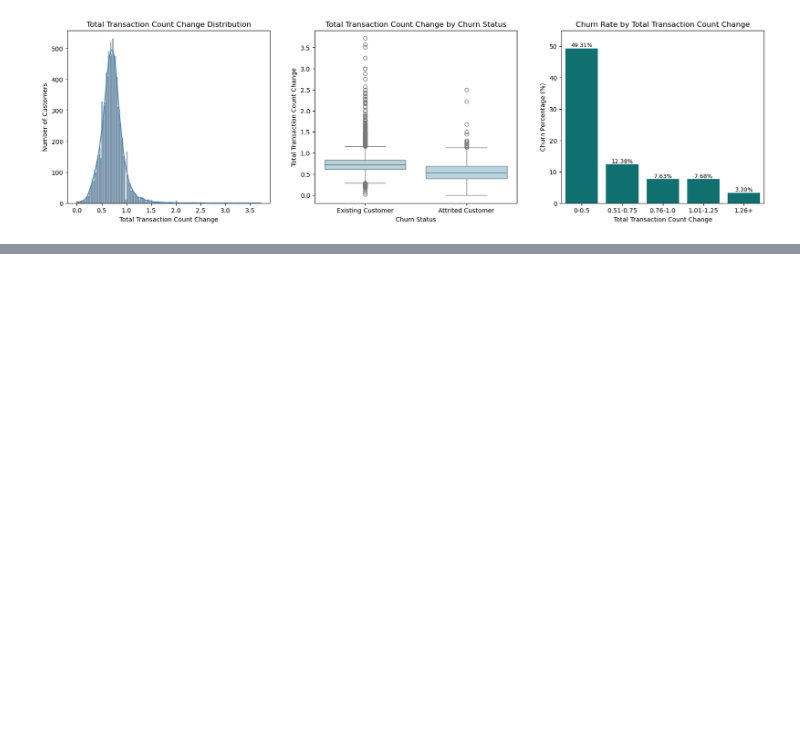
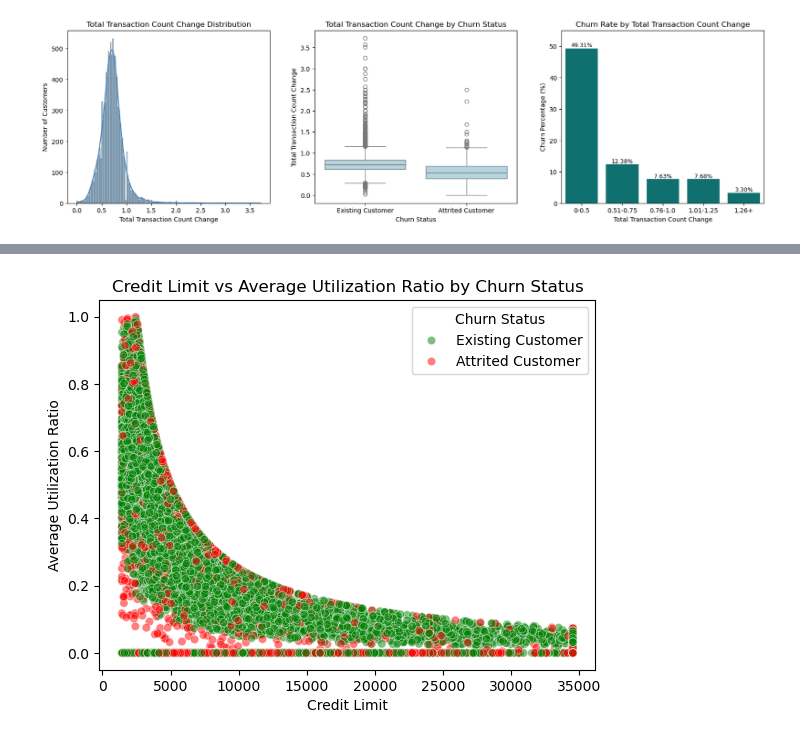
Before and after one commit to gianellarobles/Customer-Churn-Analytics-Predication, a Jupyter notebook: Customer_Churn_AP.ipynb, the cells around one changed output, grey strips where cells are left out. Saved outputs shown, nothing was run; the diff lists cells and outputs as text; code cells hidden in the pictures; blank space fills up the shorter version.

```diff
--- a/Customer_Churn_AP.ipynb
+++ b/Customer_Churn_AP.ipynb
@@ -1826,0 +1879,25 @@ plt.show()
+# %%
+#credit limit vs average utilization ratio scatter plot
+#looks like a negative correlation between credit limit and average utilization ratio
+#which makes sense -> the higher the credit limit, the lower the utilization ratio
+sns.scatterplot(
+    data=financial_behavior,
+    x='Credit_Limit',
+    y='Avg_Utilization_Ratio',
+    hue='Attrition_Flag',
+    palette={0: 'green', 1: 'red'},
+    alpha=0.5
+)
+plt.title('Credit Limit vs Average Utilization Ratio by Churn Status')
+plt.xlabel('Credit Limit')
+plt.ylabel('Average Utilization Ratio')
+handles, labels = plt.gca().get_legend_handles_labels()
+
+plt.legend(
+    handles=handles,
+    labels=['Existing Customer', 'Attrited Customer'],
+    title='Churn Status'
+)
+plt.show()
+# %% [output]
+[figure, added]
```
Also changed, not shown: parts of 7 cells of this notebook.
